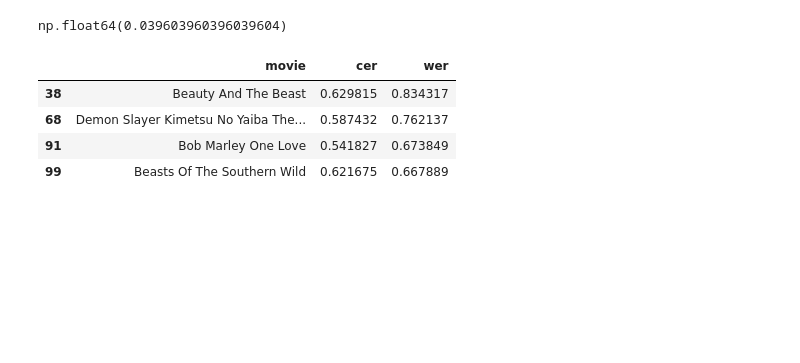
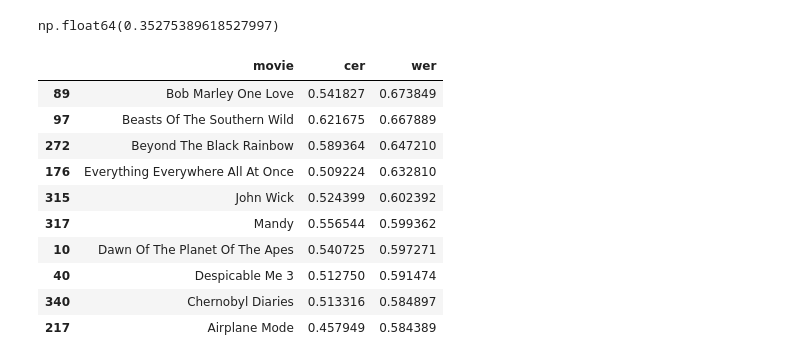
Before and after one commit to sydney-machine-learning/audiodescription-abusedetection, a Jupyter notebook: subtitles_quality_visualisation.ipynb, the cells around one changed output. Cells and saved outputs as stored; diff of their text form; code cells hidden in the pictures; blank space fills up the shorter version.

```diff
--- a/subtitles_quality_visualisation.ipynb
+++ b/subtitles_quality_visualisation.ipynb
@@ -9,18 +10,25 @@ scores_df = pd.read_parquet(os.path.join('data', 'subtitles_wer_scores.parquet')
 # %%
-scores_df = pd.read_parquet(os.path.join('data', 'subtitles_wer_scores.parquet'))
-scores_df = scores_df[scores_df.movie.ne('Pee Wees Big Holiday')]
-scores_df.to_parquet(os.path.join('data', 'subtitles_wer_scores.parquet'))
+# TODO: add comment about multilingual issues (The White Helmets, Demon Slayer, Minari, The Dead Lands)
+# scores_df = pd.read_parquet(os.path.join('data', 'subtitles_wer_scores.parquet'))
+# # scores_df = scores_df[scores_df.movie.ne('Hot Bot')]
+# scores_df.to_parquet(os.path.join('data', 'subtitles_wer_scores.parquet'))
-# %%
-scores_df.wer.gt(0.65).sum() / scores_df.shape[0]
-# %% [output]
-np.float64(0.039603960396039604)
+# %%
+scores_df.wer.mean()
+# %% [output]
+np.float64(0.35275389618527997)
 # %%
-scores_df[scores_df.wer.gt(0.65)].sort_values('wer', ascending=False)
+scores_df.sort_values('wer', ascending=False).iloc[:10]
 # %% [output]
 |  | movie | cer | wer |
-| 38 | Beauty And The Beast | 0.629815 | 0.834317 |
-| 68 | Demon Slayer Kimetsu No Yaiba The... | 0.587432 | 0.762137 |
-| 91 | Bob Marley One Love | 0.541827 | 0.673849 |
-| 99 | Beasts Of The Southern Wild | 0.621675 | 0.667889 |
+| 89 | Bob Marley One Love | 0.541827 | 0.673849 |
+| 97 | Beasts Of The Southern Wild | 0.621675 | 0.667889 |
+| 272 | Beyond The Black Rainbow | 0.589364 | 0.647210 |
+| 176 | Everything Everywhere All At Once | 0.509224 | 0.632810 |
+| 315 | John Wick | 0.524399 | 0.602392 |
+| 317 | Mandy | 0.556544 | 0.599362 |
+| 10 | Dawn Of The Planet Of The Apes | 0.540725 | 0.597271 |
+| 40 | Despicable Me 3 | 0.512750 | 0.591474 |
+| 340 | Chernobyl Diaries | 0.513316 | 0.584897 |
+| 217 | Airplane Mode | 0.457949 | 0.584389 |
 # %%
 sns.histplot(scores_df.wer, kde=True)
```
Also changed, not shown: parts of 4 cells of this notebook, 11 other files.
